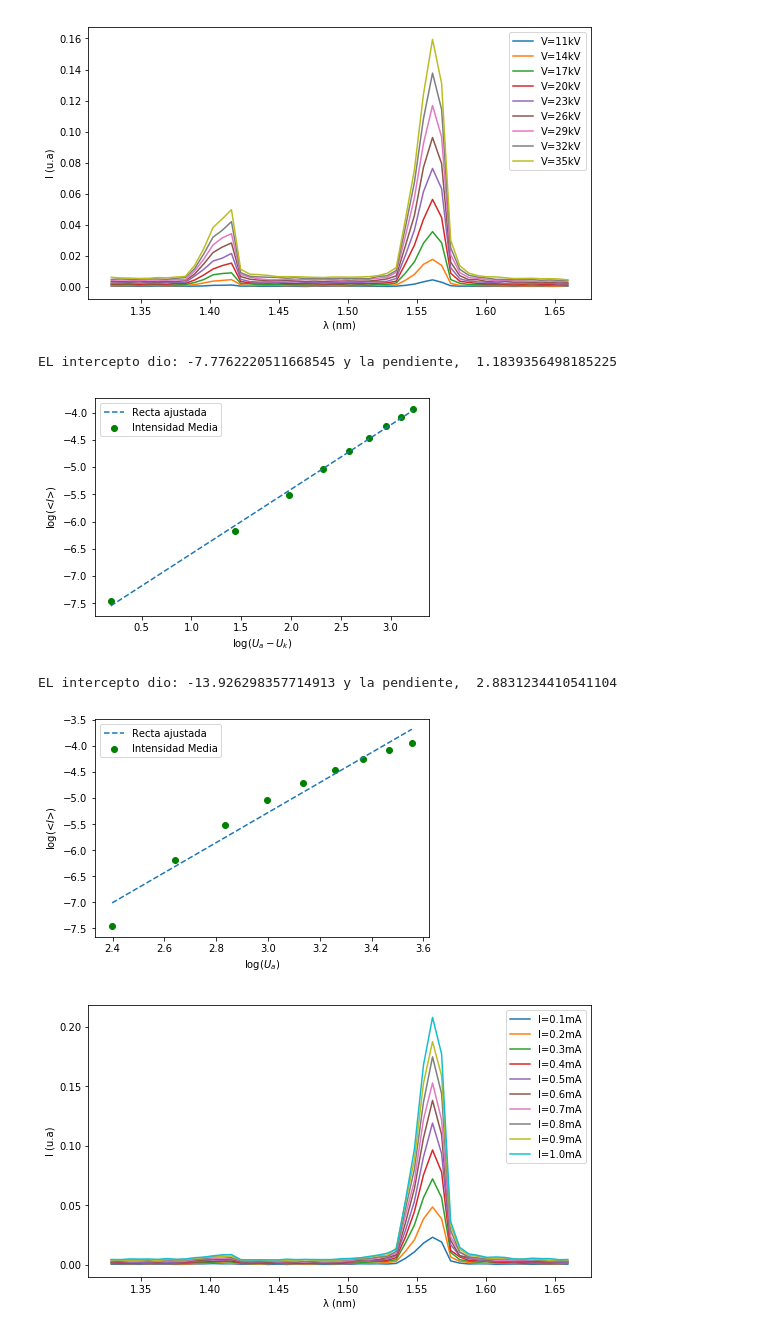
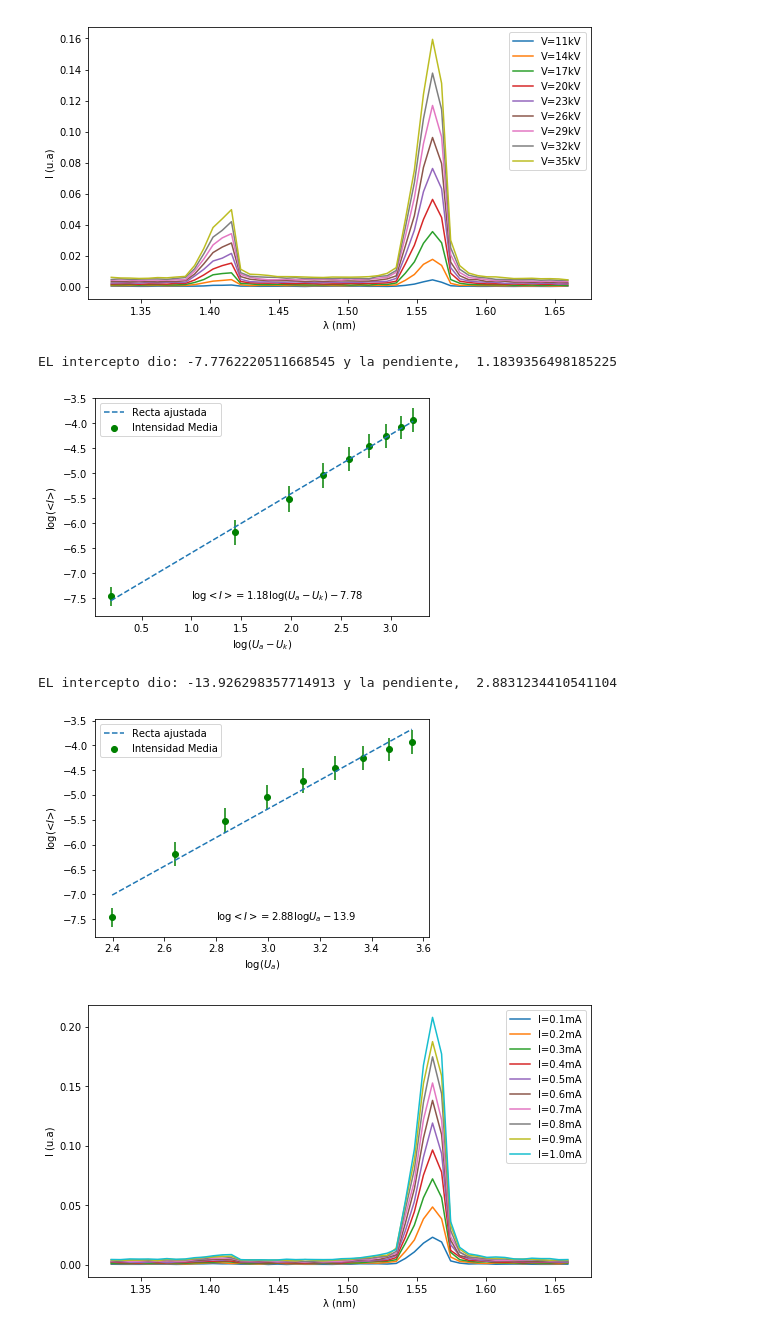
Before and after one commit to diegotg2000/RayosX, a Jupyter notebook: Analisis.ipynb, the cells around one changed output. Drawn from its saved outputs; the diff is of its cells as text; code cells hidden in the pictures.

```diff
--- a/Analisis.ipynb
+++ b/Analisis.ipynb
@@ -182,38 +182,45 @@ for i in range(1,10):
 # %%
 Voltajes=np.arange(11,36,3)
 Uk=9.79
 IntensidadesMedias=np.zeros(len(Voltajes))
+sigmasI=np.zeros(len(Voltajes))
 plt.figure(figsize=(6,4))
 for i in range(1,10):
     I=np.loadtxt('voltaje_variable.txt', usecols=i)/sum(Imax)
+    sigmasI[i-1]=np.std(I)/np.sqrt(len(I))
     IntensidadesMedias[i-1]=np.mean(I)
 X=np.log(Voltajes-Uk)
 Y=np.log(IntensidadesMedias)
+Z=sigmasI/IntensidadesMedias
 fit=np.poly1d(np.polyfit(X,Y, 1))(X)
 plt.scatter(X, Y, label='Intensidad Media', c='green')
 plt.plot(X,fit, ls='dashed', label='Recta ajustada')
+plt.errorbar(X,Y,yerr=Z,linestyle="None",c='green')
 plt.xlabel('log($U_a - U_k$)')
 plt.ylabel('log(<$I$>)')
+plt.text(1,-7.5,'$\log<I>=1.18\log(U_a - U_k) - 7.78$', fontsize=10)
+plt.legend()
 plt.savefig('ImediaVsVoltaje.png')
-plt.legend()
 print('EL intercepto dio:',np.polyfit(X,Y, 1)[1], 'y la pendiente, ', np.polyfit(X,Y, 1)[0])
 # %% [output]
 EL intercepto dio: -7.7762220511668545 y la pendiente,  1.1839356498185225
-[figure, old version]
+[figure, new version]
 # %%
 X=np.log(Voltajes)
 Y=np.log(IntensidadesMedias)
 fit=np.poly1d(np.polyfit(X,Y, 1))(X)
 plt.scatter(X, Y, label='Intensidad Media', c='green')
+plt.errorbar(X,Y,yerr=Z,linestyle="None",c='green')
+plt.text(2.8,-7.5,'$\log<I>=2.88\logU_a - 13.9$', fontsize=10)
 plt.plot(X,fit, ls='dashed', label='Recta ajustada')
 plt.xlabel('log($U_a$)')
 plt.ylabel('log(<$I$>)')
 plt.savefig('ImediaVsVoltajeMala.png')
-plt.legend()
+
 print('EL intercepto dio:',np.polyfit(X,Y, 1)[1], 'y la pendiente, ', np.polyfit(X,Y, 1)[0])
 # %% [output]
 EL intercepto dio: -13.926298357714913 y la pendiente,  2.8831234410541104
-[figure, old version]
+[figure, new version]
 # %%
 #Voltaje=35kV
 theta=np.loadtxt('corriente_variable.txt', usecols=0)
```
Also changed, not shown: parts of 1 cell of this notebook, 3 other files.
